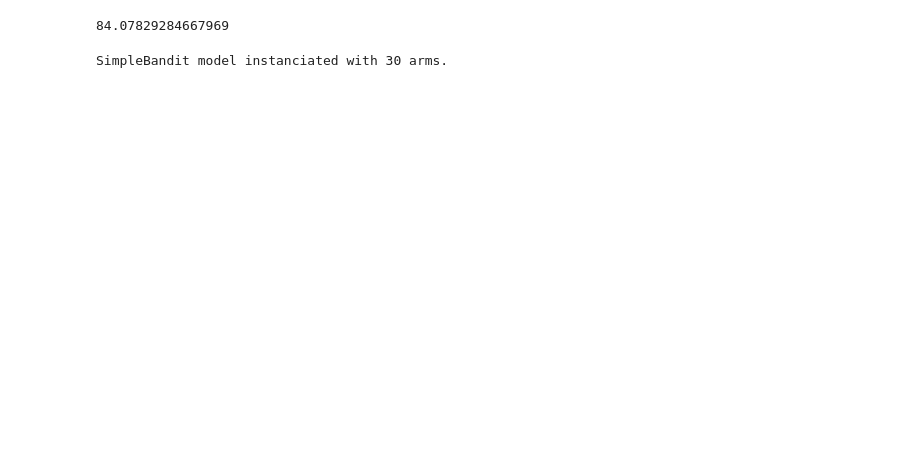
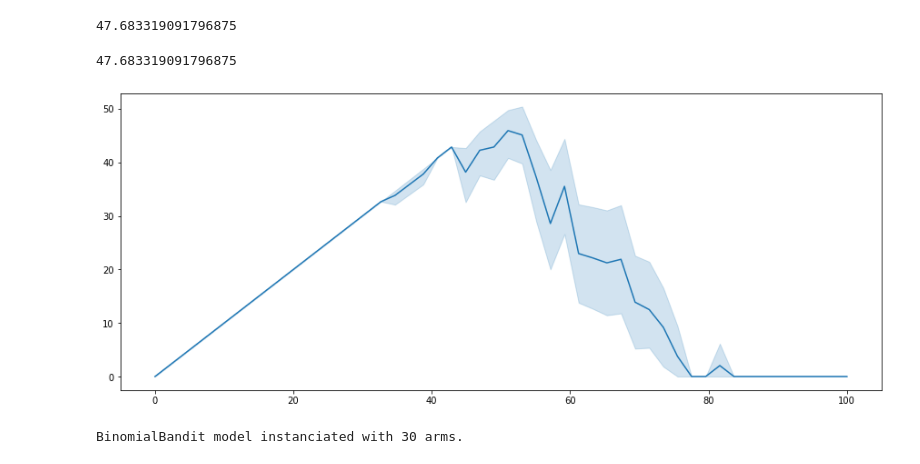
Before and after one commit to ClementineRosier/DynamicPricing, a Jupyter notebook: notebooks/20190913 - NiM Explo.ipynb, the cells around one changed output. Cells and saved outputs as stored; diff of their text form; code cells hidden in the pictures; blank space fills up the shorter version.

Commit message:
Binomial Bandit

```diff
--- a/notebooks/20190913 - NiM Explo.ipynb
+++ b/notebooks/20190913 - NiM Explo.ipynb
@@ -15,21 +19,37 @@ from src.simple_bandit import SimpleBandit
 # %%
-simulation = SimpleSimulation(mu = 100, sigma=10)
+simulation = SimpleSimulation(mu = 60, sigma=10)
 simulation.optimal_price
 # %% [output]
-84.07829284667969
+47.683319091796875
+# %%
+def plot_demand(simulation, min_price = 0, max_price = 100, n_points = 50, n_estimates_per_point = 40) :
+    prices = []
+    revenues = []
+    for price in np.linspace(min_price, max_price, n_points) :
+        revenues.extend( [int(simulation.evaluate(price)) * price for x in range(n_estimates_per_point)] )
+        prices.extend([price for x in range(n_estimates_per_point)])
+
+    a = np.array([prices, revenues])
+
+    fig = plt.figure(figsize = (15,6), facecolor="w")
+    ax = sns.lineplot(a[0], a[1])
+    ax.legend("")
+# %%
+print(simulation.optimal_price)
+plot_demand(simulation)
+# %% [output]
+47.683319091796875
+[figure, added]
 # %%
 size = 30
 
 k_p = np.linspace(20,80,size)
-alpha_0 = np.repeat(50,size)
-beta_0 = np.repeat(0.5,size)
-a_0 = np.repeat(1,size)
-b_0 = np.repeat(1,size)
+alpha_0 = np.repeat(6,size)
+beta_0 = np.repeat(6,size)
 
-
-bandit = SimpleBandit(k_p, alpha_0, beta_0, a_0, b_0)
+bandit = BinomialBandit(k_p, alpha_0, beta_0)
 # %% [output]
-SimpleBandit model instanciated with 30 arms.
+BinomialBandit model instanciated with 30 arms.
 # %%
 hist = []
 # Exploration round
```
Also changed, not shown: parts of 24 cells of this notebook, 1 other file.
